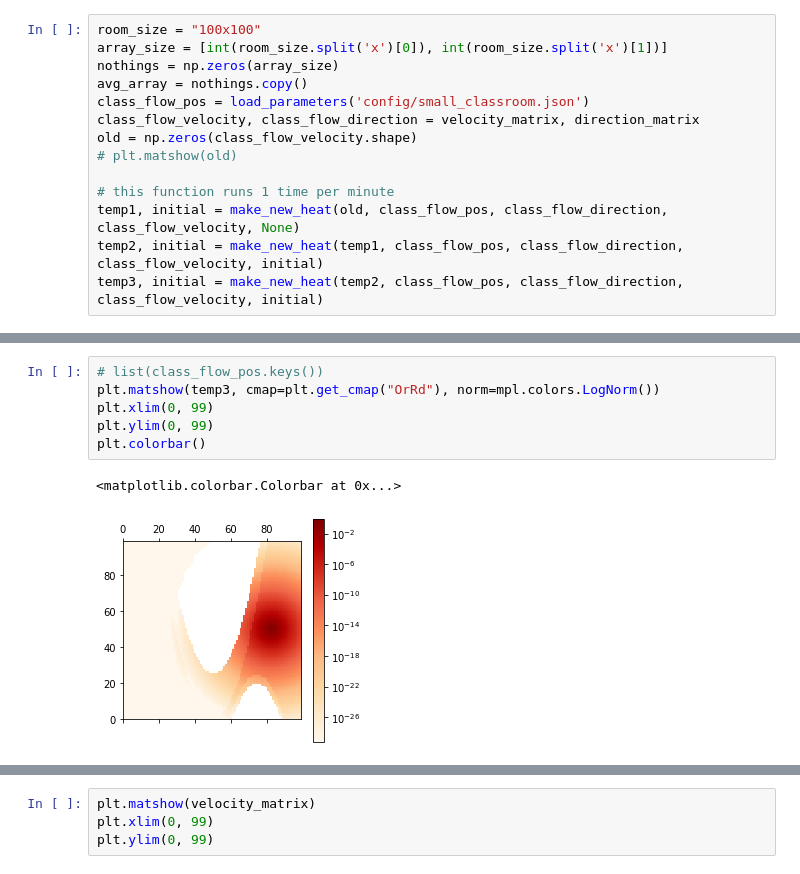
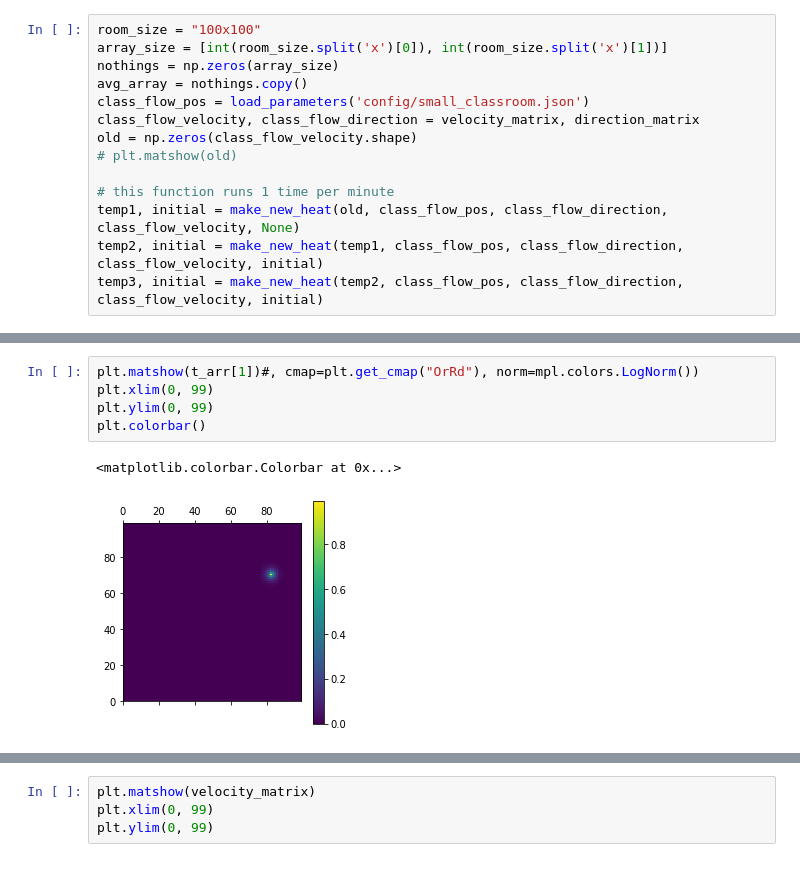
Before and after one commit to covABM/GeoACT_Classroom, a Jupyter notebook: temp_notebook.ipynb, the cells around one changed output, grey strips where cells are left out. Saved outputs shown, nothing was run; the diff lists cells and outputs as text.

```diff
--- a/temp_notebook.ipynb
+++ b/temp_notebook.ipynb
@@ -393,9 +398,8 @@ plt.colorbar()
-# %%
-# list(class_flow_pos.keys())
-plt.matshow(temp3, cmap=plt.get_cmap("OrRd"), norm=mpl.colors.LogNorm())
-plt.xlim(0, 99)
-plt.ylim(0, 99)
-plt.colorbar()
-# %% [output]
-<matplotlib.colorbar.Colorbar at 0x...>
-[figure, removed]
+# %%
+plt.matshow(t_arr[1])#, cmap=plt.get_cmap("OrRd"), norm=mpl.colors.LogNorm())
+plt.xlim(0, 99)
+plt.ylim(0, 99)
+plt.colorbar()
+# %% [output]
+<matplotlib.colorbar.Colorbar at 0x...>
+[figure, added]
```
Also changed, not shown: parts of 7 cells of this notebook, 1 other file.
